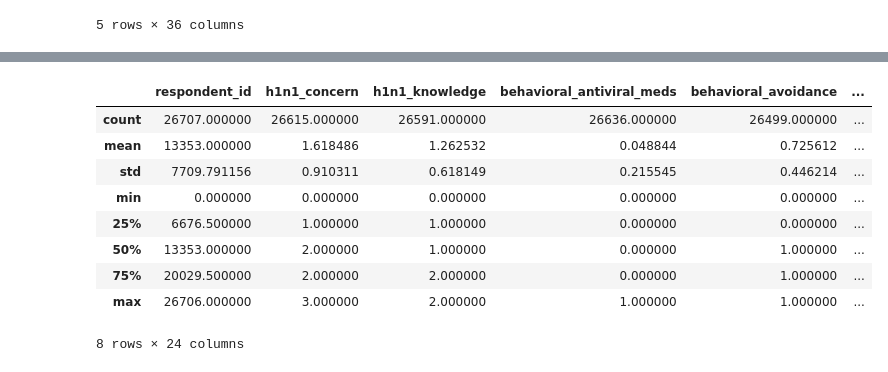
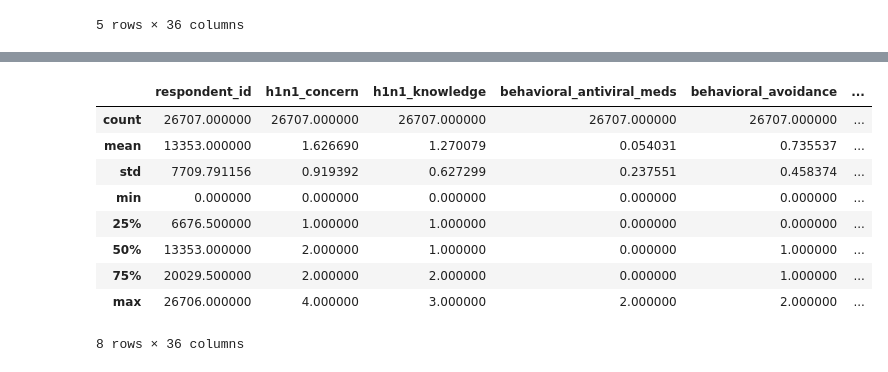
Before and after one commit to ggrotewold/FluShot, a Jupyter notebook: FluShot.ipynb, the cells around one changed output, grey strips where cells are left out. Saved outputs shown, nothing was run; the diff lists cells and outputs as text; code cells hidden in the pictures.

Commit message:
added gradient-boost-classification for h1n1 and seasonal. also added handling of clasified-data via sklearn labe-estimator

```diff
--- a/FluShot.ipynb
+++ b/FluShot.ipynb
@@ -56,9 +57,13 @@ def cleanData(df : pd.DataFrame):
     df['h1n1_concern']=df['h1n1_concern'].fillna('missing')
 
     #set correct data-types
-    df = df.astype('category')
+    df = df.astype('str')
 
-    #ToDo: handle categorical-data
+    #handle categorical-data
+    le = preprocessing.LabelEncoder()
+    list_of_categorical_columns = df.select_dtypes(['object']).columns
+    for column in list_of_categorical_columns:
+        df[column] = le.fit_transform(df[column])
 
     return df
 
@@ -82,13 +105,13 @@ findUnfilledCollumns(cleaned_trainingData)
 # %%
-training_features.describe()
+cleaned_trainingData.describe()
 # %% [output]
 |  | respondent_id | h1n1_concern | h1n1_knowledge | behavioral_antiviral_meds | behavioral_avoidance | ... |
-| count | 26707.000000 | 26615.000000 | 26591.000000 | 26636.000000 | 26499.000000 | ... |
-| mean | 13353.000000 | 1.618486 | 1.262532 | 0.048844 | 0.725612 | ... |
-| std | 7709.791156 | 0.910311 | 0.618149 | 0.215545 | 0.446214 | ... |
+| count | 26707.000000 | 26707.000000 | 26707.000000 | 26707.000000 | 26707.000000 | ... |
+| mean | 13353.000000 | 1.626690 | 1.270079 | 0.054031 | 0.735537 | ... |
+| std | 7709.791156 | 0.919392 | 0.627299 | 0.237551 | 0.458374 | ... |
 | min | 0.000000 | 0.000000 | 0.000000 | 0.000000 | 0.000000 | ... |
 | 25% | 6676.500000 | 1.000000 | 1.000000 | 0.000000 | 0.000000 | ... |
 | 50% | 13353.000000 | 2.000000 | 1.000000 | 0.000000 | 1.000000 | ... |
 | 75% | 20029.500000 | 2.000000 | 2.000000 | 0.000000 | 1.000000 | ... |
-| max | 26706.000000 | 3.000000 | 2.000000 | 1.000000 | 1.000000 | ... |
+| max | 26706.000000 | 4.000000 | 3.000000 | 2.000000 | 2.000000 | ... |
-8 rows × 24 columns
+8 rows × 36 columns
```
Also changed, not shown: parts of 5 cells of this notebook.
